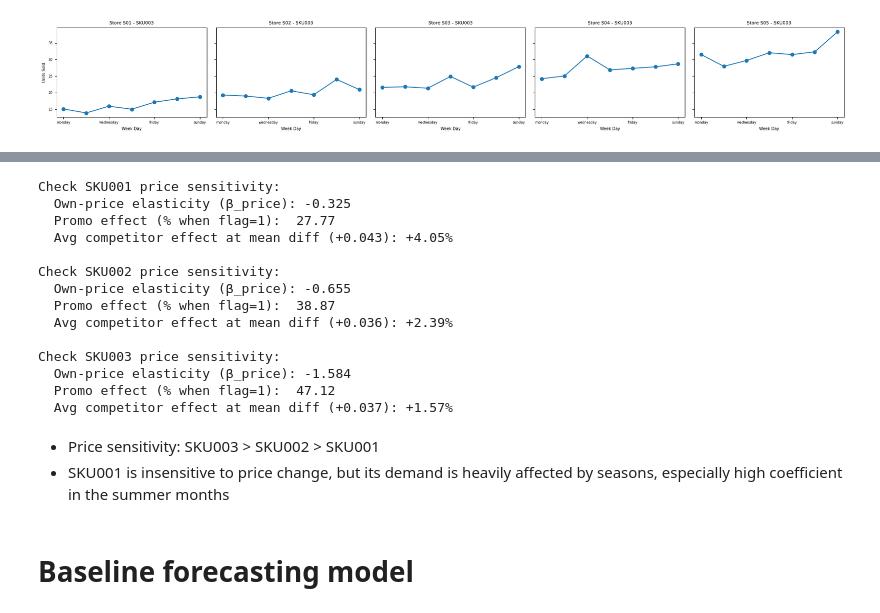
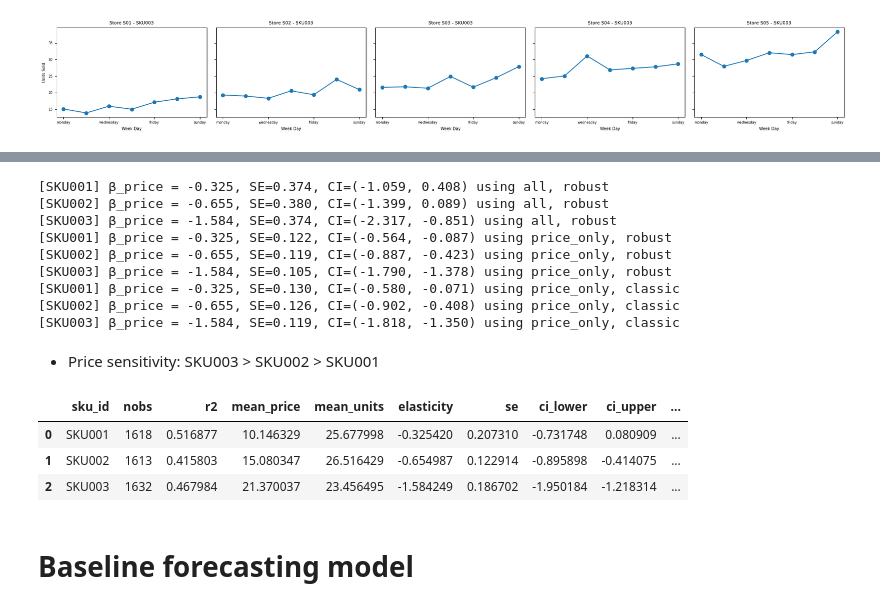
Before and after one commit to thi2709/simcel-test, a Jupyter notebook: src/reports.ipynb, the cells around one changed output, grey strips where cells are left out. Cells and saved outputs as stored; diff of their text form; code cells hidden in the pictures.

Commit message:
add elasticity report

```diff
--- a/src/reports.ipynb
+++ b/src/reports.ipynb
@@ -535,23 +595,26 @@ def debias_units_using_coefs(df: pd.DataFrame,
 
     return out
 # %%
-beta_price_dict, beta_comp_dict, beta_promo_dict = fit_price_comp_promo_by_sku(df, skus=skus)
-df_debiased = debias_units_using_coefs(df, beta_price_dict, beta_comp_dict, beta_promo_dict)
+# beta_price_dict, beta_comp_dict, beta_promo_dict, report = fit_price_comp_promo_by_sku(df, skus=skus)
+# df_debiased = debias_units_using_coefs(df, beta_price_dict, beta_comp_dict, beta_promo_dict)
+
+# Full model (all predictors), robust SE (default, recommended)
+rep1 = fit_price_comp_promo_by_sku(df, robust_se=True, se_on="all")
+
+# Only price predictor, robust SE
+rep2 = fit_price_comp_promo_by_sku(df, robust_se=True, se_on="price_only")
+
+# Only price predictor, classic SE
+rep3 = fit_price_comp_promo_by_sku(df, robust_se=False, se_on="price_only")
 # %% [output]
-Check SKU001 price sensitivity:
-  Own-price elasticity (β_price): -0.325
-  Promo effect (% when flag=1):  27.77
-  Avg competitor effect at mean diff (+0.043): +4.05%
-
-Check SKU002 price sensitivity:
-  Own-price elasticity (β_price): -0.655
-  Promo effect (% when flag=1):  38.87
-  Avg competitor effect at mean diff (+0.036): +2.39%
-
-Check SKU003 price sensitivity:
-  Own-price elasticity (β_price): -1.584
-  Promo effect (% when flag=1):  47.12
-  Avg competitor effect at mean diff (+0.037): +1.57%
+[SKU001] β_price = -0.325, SE=0.374, CI=(-1.059, 0.408) using all, robust
+[SKU002] β_price = -0.655, SE=0.380, CI=(-1.399, 0.089) using all, robust
+[SKU003] β_price = -1.584, SE=0.374, CI=(-2.317, -0.851) using all, robust
+[SKU001] β_price = -0.325, SE=0.122, CI=(-0.564, -0.087) using price_only, robust
+[SKU002] β_price = -0.655, SE=0.119, CI=(-0.887, -0.423) using price_only, robust
+[SKU003] β_price = -1.584, SE=0.105, CI=(-1.790, -1.378) using price_only, robust
+[SKU001] β_price = -0.325, SE=0.130, CI=(-0.580, -0.071) using price_only, classic
+[SKU002] β_price = -0.655, SE=0.126, CI=(-0.902, -0.408) using price_only, classic
+[SKU003] β_price = -1.584, SE=0.119, CI=(-1.818, -1.350) using price_only, classic
 # %% [markdown]
 - Price sensitivity: SKU003 > SKU002 > SKU001
-- SKU001 is insensitive to price change, but its demand is heavily affected by seasons, especially high coefficient in the summer months
@@ -558,3 +767,16 @@ Check SKU003 price sensitivity:
+# %%
+report = elasticity_report_per_sku(
+    df,
+    cluster_on="store_id",   # or "week_id" if you have it; else None for HC3
+    min_rows=25
+)
+# %%
+report
+# %% [output]
+|  | sku_id | nobs | r2 | mean_price | mean_units | elasticity | se | ci_lower | ci_upper | ... |
+| 0 | SKU001 | 1618 | 0.516877 | 10.146329 | 25.677998 | -0.325420 | 0.207310 | -0.731748 | 0.080909 | ... |
+| 1 | SKU002 | 1613 | 0.415803 | 15.080347 | 26.516429 | -0.654987 | 0.122914 | -0.895898 | -0.414075 | ... |
+| 2 | SKU003 | 1632 | 0.467984 | 21.370037 | 23.456495 | -1.584249 | 0.186702 | -1.950184 | -1.218314 | ... |
 # %% [markdown]
 # Baseline forecasting model
 # %%
```
Also changed, not shown: parts of 18 cells of this notebook, 3 other files.
